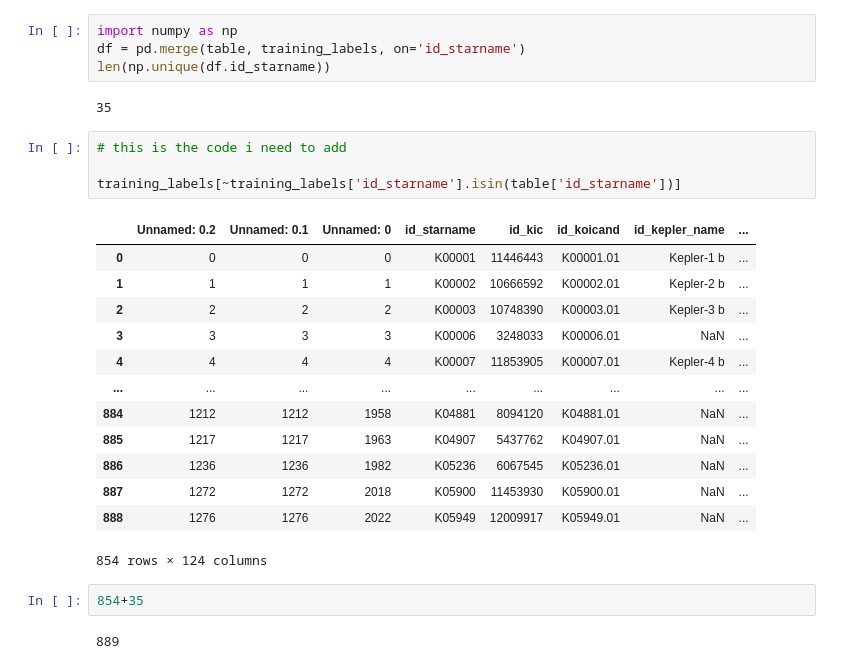
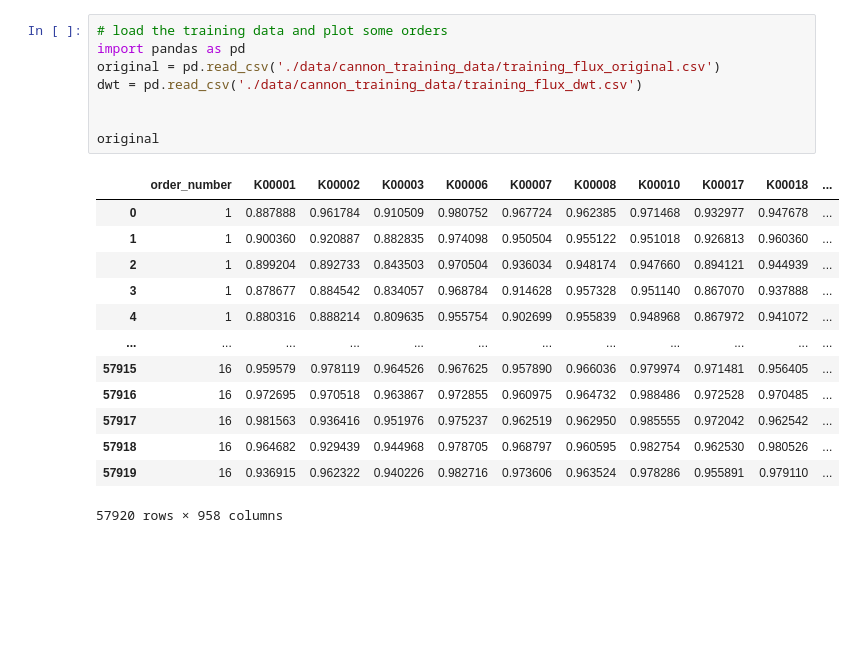
Before and after one commit to isabelangelo/cks_binaries, a Jupyter notebook: scratch_workspace.ipynb, the cells around one changed output. Drawn from its saved outputs; the diff is of its cells as text; blank space fills up the shorter version.

Commit message:
re-structured training steps to train transform/original models + save selected data

```diff
--- a/scratch_workspace.ipynb
+++ b/scratch_workspace.ipynb
@@ -71,28 +1,22 @@ len([koi for koi in training_labels.id_starname.to_numpy() if koi in table.id_st
-# %%
-import numpy as np
-df = pd.merge(table, training_labels, on='id_starname')
-len(np.unique(df.id_starname))
-# %% [output]
-35
-# %%
-# this is the code i need to add
-
-training_labels[~training_labels['id_starname'].isin(table['id_starname'])]
-# %% [output]
-|  | Unnamed: 0.2 | Unnamed: 0.1 | Unnamed: 0 | id_starname | id_kic | id_koicand | id_kepler_name | ... |
-| 0 | 0 | 0 | 0 | K00001 | 11446443 | K00001.01 | Kepler-1 b | ... |
-| 1 | 1 | 1 | 1 | K00002 | 10666592 | K00002.01 | Kepler-2 b | ... |
-| 2 | 2 | 2 | 2 | K00003 | 10748390 | K00003.01 | Kepler-3 b | ... |
-| 3 | 3 | 3 | 3 | K00006 | 3248033 | K00006.01 | NaN | ... |
-| 4 | 4 | 4 | 4 | K00007 | 11853905 | K00007.01 | Kepler-4 b | ... |
-| ... | ... | ... | ... | ... | ... | ... | ... | ... |
-| 884 | 1212 | 1212 | 1958 | K04881 | 8094120 | K04881.01 | NaN | ... |
-| 885 | 1217 | 1217 | 1963 | K04907 | 5437762 | K04907.01 | NaN | ... |
-| 886 | 1236 | 1236 | 1982 | K05236 | 6067545 | K05236.01 | NaN | ... |
-| 887 | 1272 | 1272 | 2018 | K05900 | 11453930 | K05900.01 | NaN | ... |
-| 888 | 1276 | 1276 | 2022 | K05949 | 12009917 | K05949.01 | NaN | ... |
-854 rows × 124 columns
-# %%
-854+35
-# %% [output]
-889
+# %%
+# load the training data and plot some orders
+import pandas as pd
+original = pd.read_csv('./data/cannon_training_data/training_flux_original.csv')
+dwt = pd.read_csv('./data/cannon_training_data/training_flux_dwt.csv')
+
+
+original
+# %% [output]
+|  | order_number | K00001 | K00002 | K00003 | K00006 | K00007 | K00008 | K00010 | K00017 | K00018 | ... |
+| 0 | 1 | 0.887888 | 0.961784 | 0.910509 | 0.980752 | 0.967724 | 0.962385 | 0.971468 | 0.932977 | 0.947678 | ... |
+| 1 | 1 | 0.900360 | 0.920887 | 0.882835 | 0.974098 | 0.950504 | 0.955122 | 0.951018 | 0.926813 | 0.960360 | ... |
+| 2 | 1 | 0.899204 | 0.892733 | 0.843503 | 0.970504 | 0.936034 | 0.948174 | 0.947660 | 0.894121 | 0.944939 | ... |
+| 3 | 1 | 0.878677 | 0.884542 | 0.834057 | 0.968784 | 0.914628 | 0.957328 | 0.951140 | 0.867070 | 0.937888 | ... |
+| 4 | 1 | 0.880316 | 0.888214 | 0.809635 | 0.955754 | 0.902699 | 0.955839 | 0.948968 | 0.867972 | 0.941072 | ... |
+| ... | ... | ... | ... | ... | ... | ... | ... | ... | ... | ... | ... |
+| 57915 | 16 | 0.959579 | 0.978119 | 0.964526 | 0.967625 | 0.957890 | 0.966036 | 0.979974 | 0.971481 | 0.956405 | ... |
+| 57916 | 16 | 0.972695 | 0.970518 | 0.963867 | 0.972855 | 0.960975 | 0.964732 | 0.988486 | 0.972528 | 0.970485 | ... |
+| 57917 | 16 | 0.981563 | 0.936416 | 0.951976 | 0.975237 | 0.962519 | 0.962950 | 0.985555 | 0.972042 | 0.962542 | ... |
+| 57918 | 16 | 0.964682 | 0.929439 | 0.944968 | 0.978705 | 0.968797 | 0.960595 | 0.982754 | 0.962530 | 0.980526 | ... |
+| 57919 | 16 | 0.936915 | 0.962322 | 0.940226 | 0.982716 | 0.973606 | 0.963524 | 0.978286 | 0.955891 | 0.979110 | ... |
+57920 rows × 958 columns
```
Also changed, not shown: parts of 11 cells of this notebook, 3 other files.
